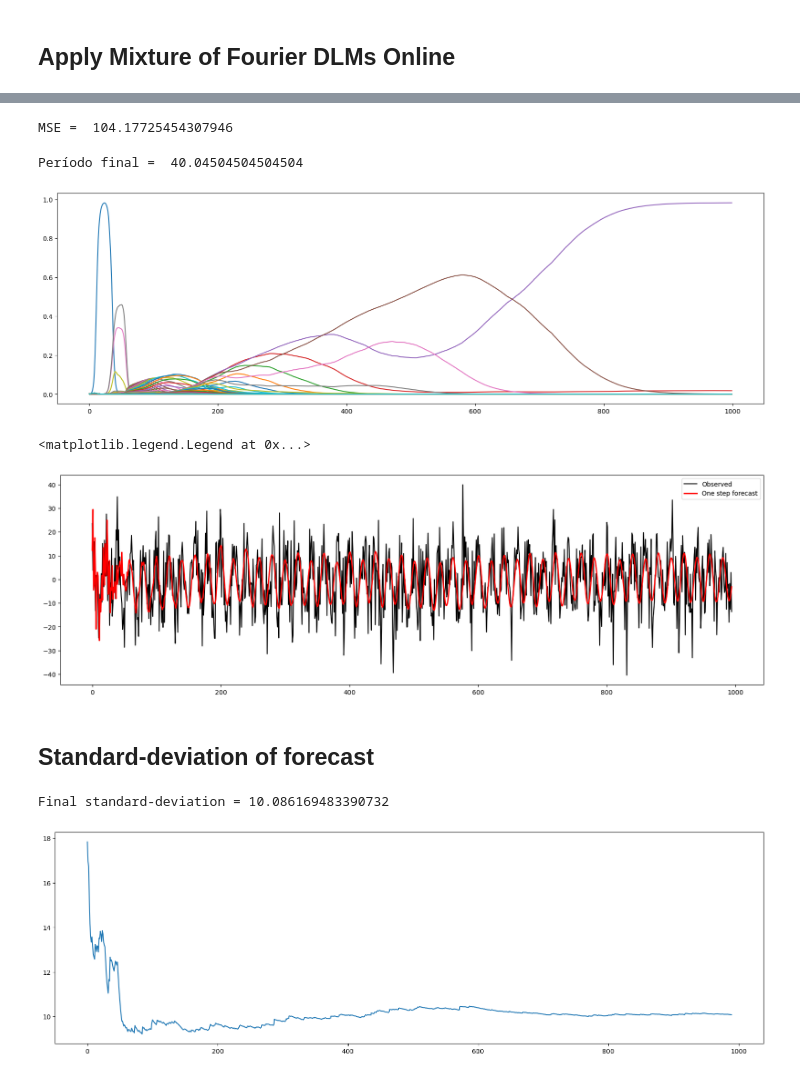
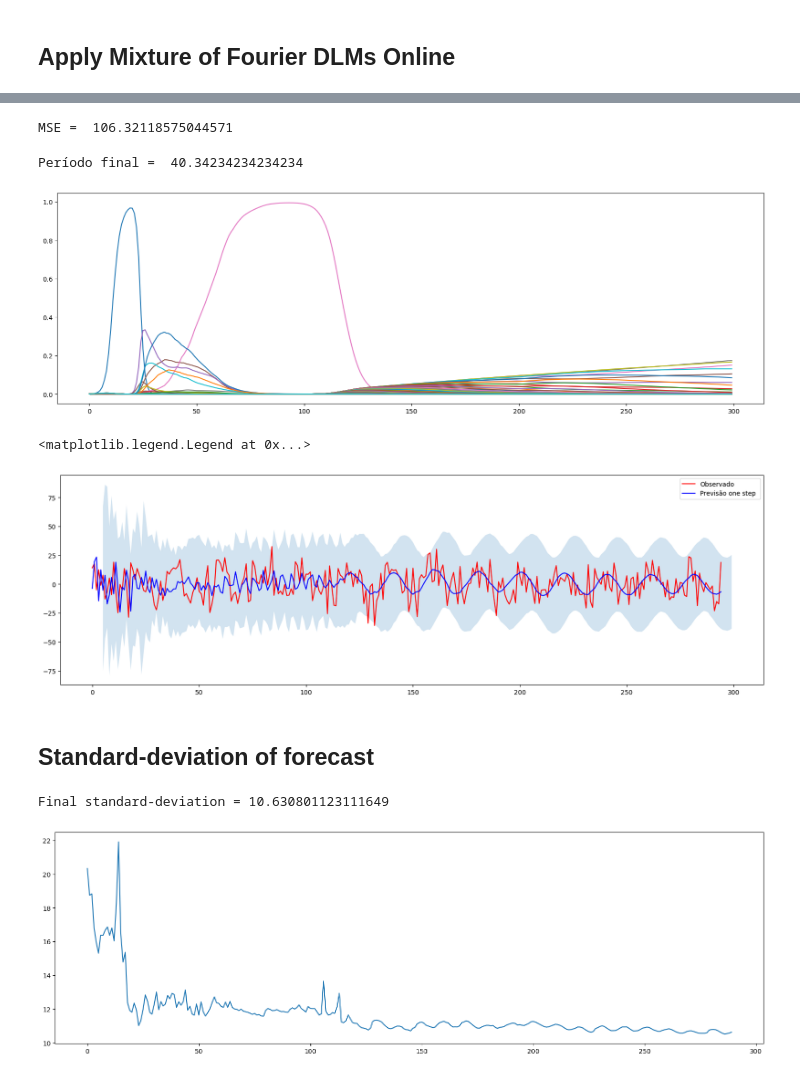
Before and after one commit to anselmo-pitombeira/dlm, a Jupyter notebook: Test_Fourier_Mixture_DLM_Sinusoid_Noise_Example.ipynb, the cells around one changed output, grey strips where cells are left out. Cells and saved outputs as stored; diff of their text form; code cells hidden in the pictures.

```diff
--- a/Test_Fourier_Mixture_DLM_Sinusoid_Noise_Example.ipynb
+++ b/Test_Fourier_Mixture_DLM_Sinusoid_Noise_Example.ipynb
@@ -13,7 +13,7 @@ plt.rcParams['figure.figsize'] = (20,6)
 # %%
 T1 = 20
 
-X = np.array(range(1000))
+X = np.array(range(300))
 #y = 5.0*np.cos(2*np.pi*x/T1)+5.0*np.sin(2*np.pi*x/T2)
 mu = 10.0*np.sin(2*np.pi*X/T1)    ##Latent mean value evolving as a senoid in time
 Y = mu+rd.normal(0,10.0, X.size)  ##Addition of white noise, mean and standard-deviation
@@ -100,15 +100,15 @@ m0, C0 = 0.0*np.ones(param_size), 1.0e6*np.eye(param_size)
 my_mix_dlm = dlm.mixture_Fourier_DLM(m0,C0,n0,S0,T_min,T_max,n_component_dlms,h,d1,d2)
 
 forecasts = []
-variances = []
+f_variances = []
 probs = []
 
 for t in range(Y.shape[0]):
 
     ##Forecast y
-    f, q = my_mix_dlm.one_step_forecast()
+    f, f_var = my_mix_dlm.one_step_forecast()
     forecasts.append(f)
-    variances.append(q)
+    f_variances.append(f_var)
 
     ##Take current observation
     #y = Y[t]
@@ -120,7 +120,7 @@ for t in range(Y.shape[0]):
 
 probs = np.array(probs)
 forecasts = np.array(forecasts)
-variances = np.array(variances)
+f_variances = np.array(f_variances)
 # %% [output]
 List of periods =  [  1.           1.0990991    1.1981982    1.2972973    1.3963964
    1.4954955    1.59459459   1.69369369   1.79279279   1.89189189
@@ -145,28 +145,44 @@ MSE = np.mean((Y[-100:]-forecasts[-100:])**2)
 
 print("MSE = ", MSE)
 # %% [output]
-MSE =  104.17725454307946
+MSE =  106.32118575044571
 # %%
 plt.plot(probs)
 ind = np.argmax(probs[-1,:])
 print("Período final = ", Ts[ind])
 # %% [output]
-Período final =  40.04504504504504
+Período final =  40.34234234234234
-[figure, old version]
+[figure, new version]
 # %%
-plt.figure(1)
-plt.plot(Y[5:], '-', color='k', label="Observed")
-plt.plot(forecasts[5:],'-', lw=2.0, color='red', label="One step forecast")
-plt.legend()
+#plt.figure(1)
+#plt.plot(Y[5:], '-', color='k', label="Observed")
+#plt.plot(forecasts[5:],'-', lw=2.0, color='red', label="One step forecast")
+#plt.legend()
+
+slic = slice(5, len(Y))    ##Take last 500 observations in the time series
+
+n_sigmas = 3    ##3 sigmas = approx 99% confidence
+sup_lim = forecasts[slic]+n_sigmas*np.sqrt(f_variances)[slic]
+inf_lim = forecasts[slic]-n_sigmas*np.sqrt(f_variances)[slic]
+
+#x = dados.index[slic]
+
+fig, ax = plt.subplots()
+ax.plot(Y[slic], '-', color='red', label="Observado")
+ax.plot(forecasts[slic],'-', color='blue', label="Previsão one step ")
+ax.fill_between(X[slic], inf_lim, sup_lim, alpha=0.2)
+##plt.plot(y, '-', color='red', label="Observado")
+##plt.plot(forecasts,'-', color='blue', label="Previsão one step ")
+ax.legend()
 # %% [output]
 <matplotlib.legend.Legend at 0x...>
-[figure, old version]
+[figure, new version]
 # %% [markdown]
 ## Standard-deviation of forecast
 # %%
-std = np.sqrt(variances)
+std = np.sqrt(f_variances)
 plt.plot(std[10:])
 print("Final standard-deviation =", std[-1])
 # %% [output]
-Final standard-deviation = 10.086169483390732
+Final standard-deviation = 10.630801123111649
-[figure, old version]
+[figure, new version]
```
Also changed, not shown: parts of 2 cells of this notebook.
